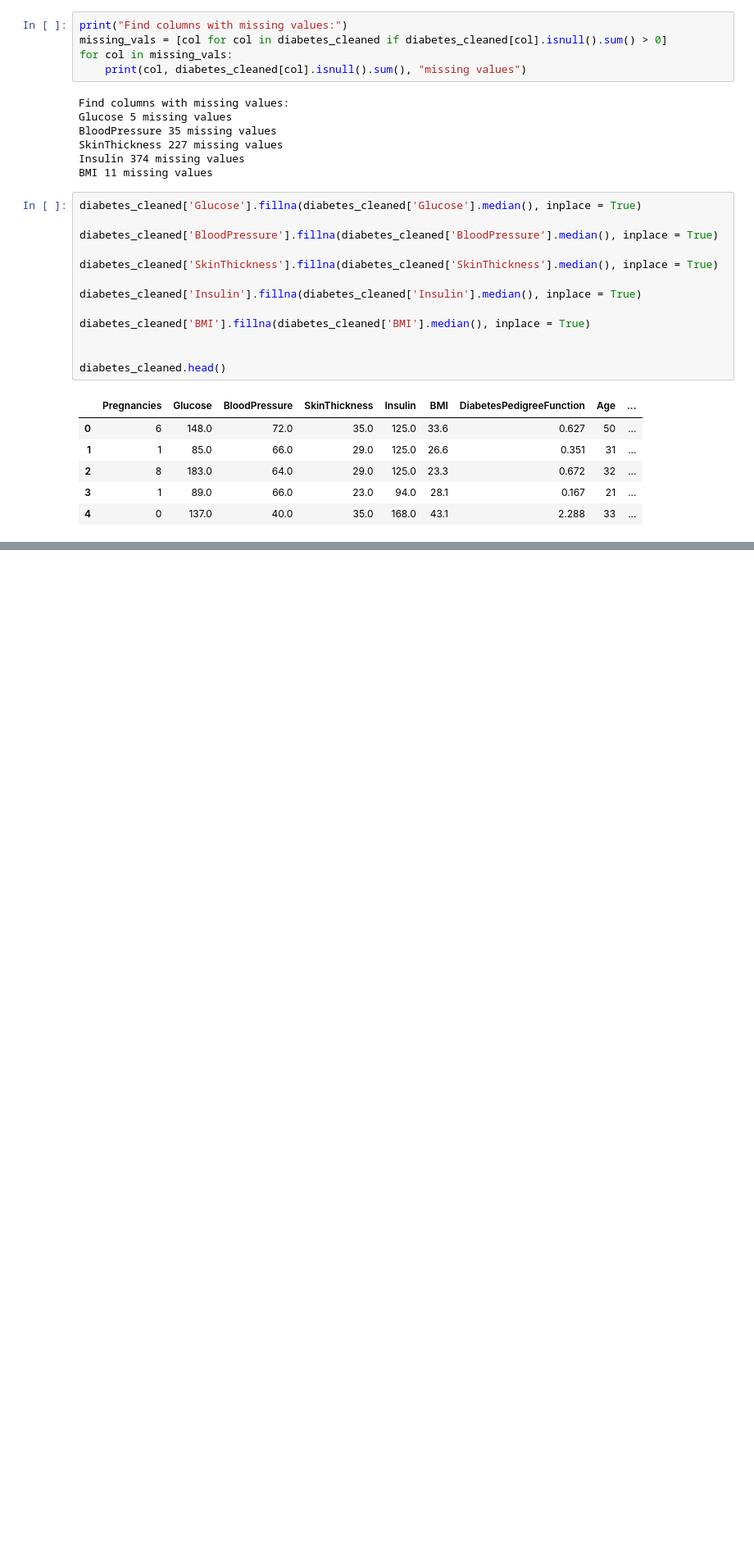
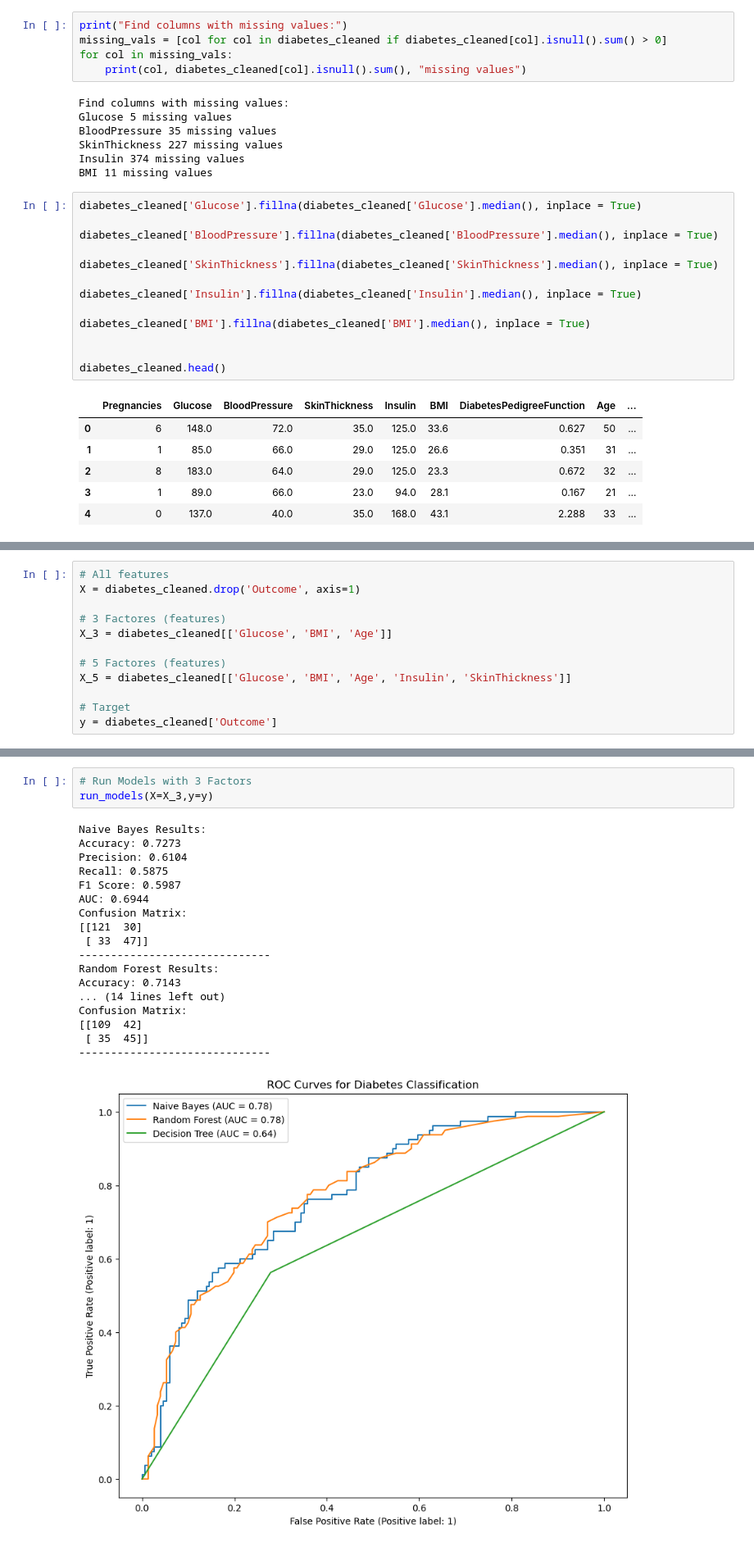
Before and after one commit to ManuelStrnad/DataScience, a Jupyter notebook: Code/Project.ipynb, the cells around one changed output, grey strips where cells are left out. Shown at 82% size. Drawn from its saved outputs; the diff is of its cells as text; blank space fills up the shorter version.

Commit message:
Run Models with 3 and 5 factors

```diff
--- a/Code/Project.ipynb
+++ b/Code/Project.ipynb
@@ -78,0 +73,12 @@ y = diabetes_cleaned['Outcome']
+# %%
+# All features
+X = diabetes_cleaned.drop('Outcome', axis=1)
+
+# 3 Factores (features)
+X_3 = diabetes_cleaned[['Glucose', 'BMI', 'Age']]
+
+# 5 Factores (features)
+X_5 = diabetes_cleaned[['Glucose', 'BMI', 'Age', 'Insulin', 'SkinThickness']]
+
+# Target
+y = diabetes_cleaned['Outcome']
@@ -145,0 +158,22 @@ plt.show()
+# %%
+# Run Models with 3 Factors
+run_models(X=X_3,y=y)
+# %% [output]
+Naive Bayes Results:
+Accuracy: 0.7273
+Precision: 0.6104
+Recall: 0.5875
+F1 Score: 0.5987
+AUC: 0.6944
+Confusion Matrix:
+[[121  30]
+ [ 33  47]]
+------------------------------
+Random Forest Results:
+Accuracy: 0.7143
+... (14 lines left out)
+Confusion Matrix:
+[[109  42]
+ [ 35  45]]
+------------------------------
+[figure, added]
```
Also changed, not shown: parts of 8 cells of this notebook.
